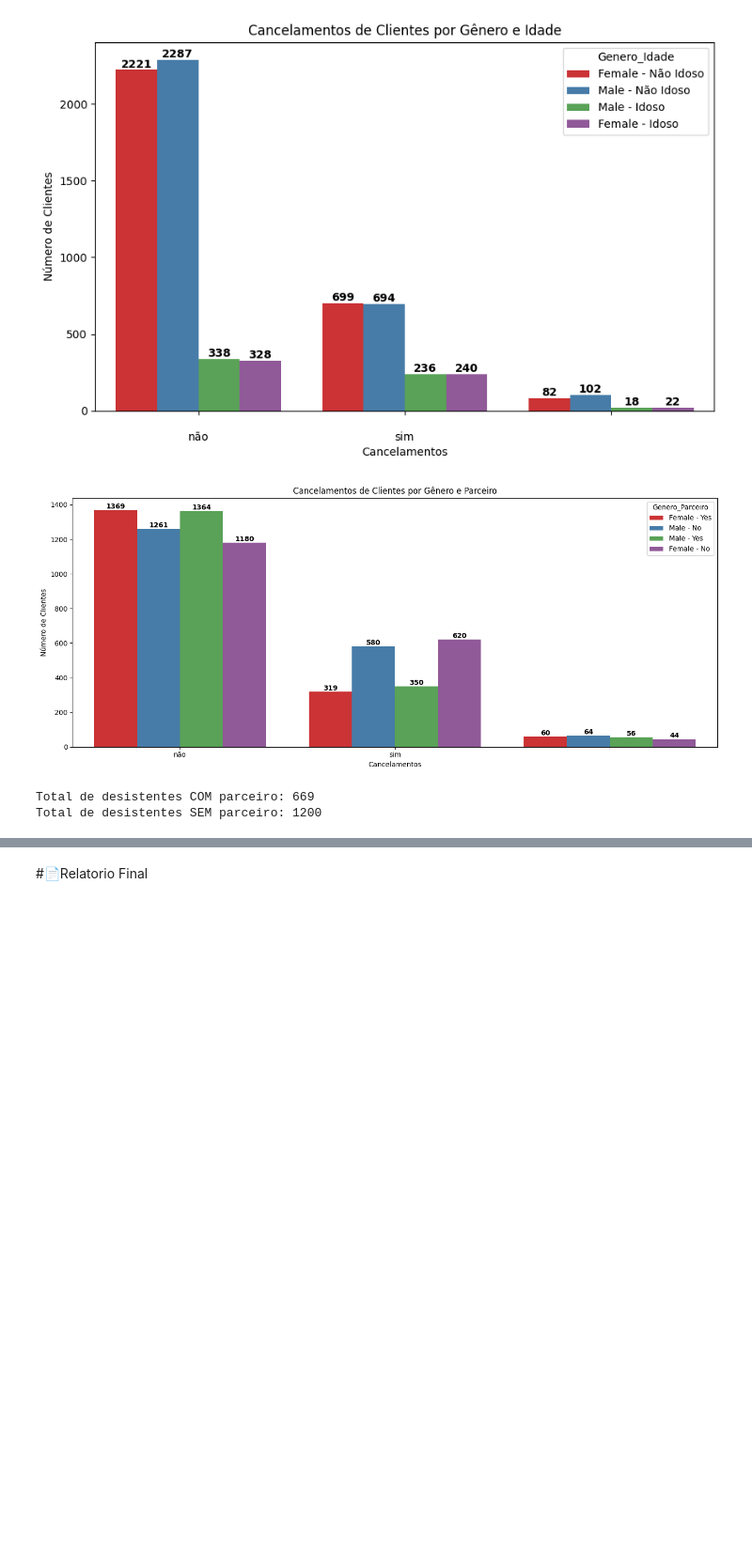
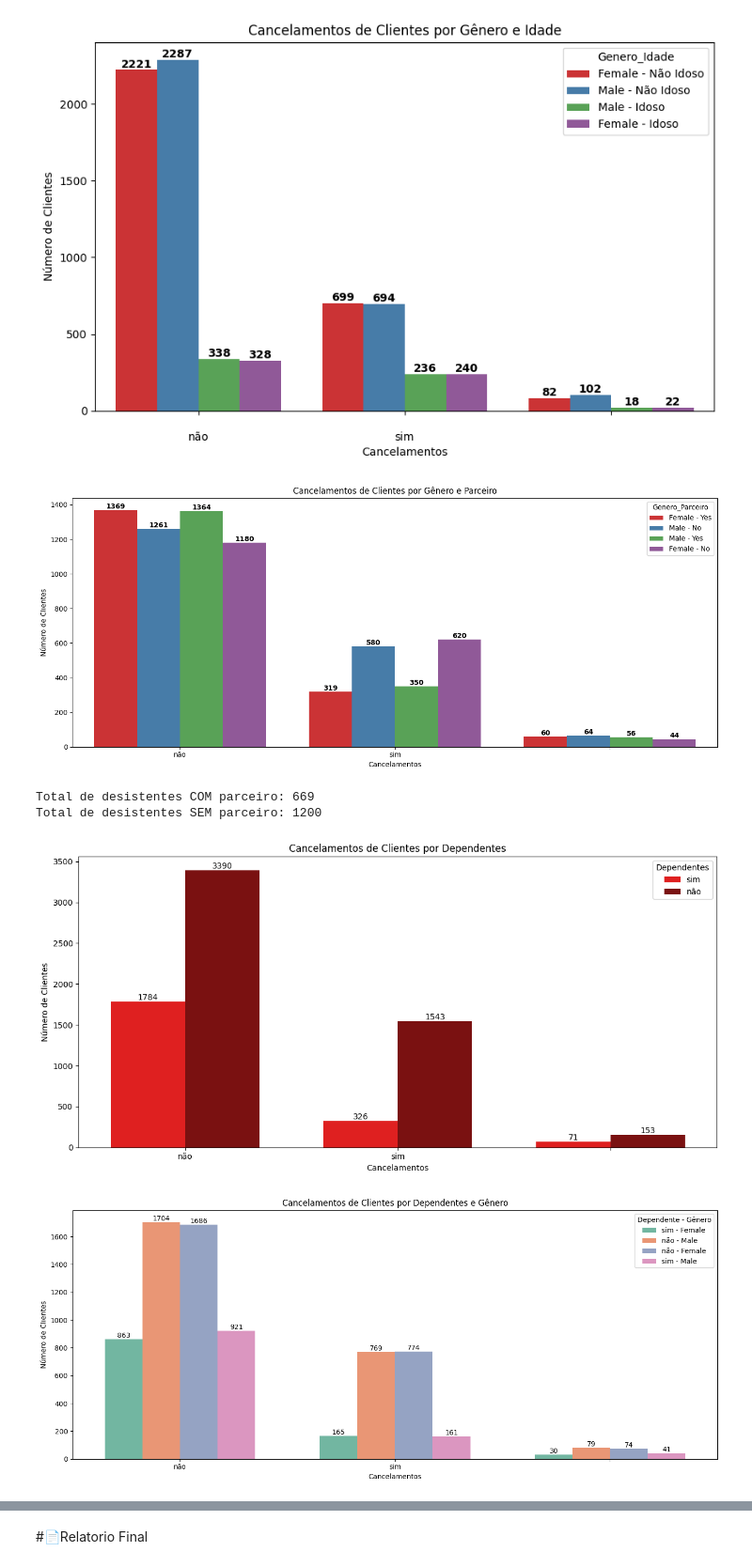
Before and after one commit to JoseSilva84/TelecomX_BR, a Jupyter notebook: TelecomX_BR.ipynb, the cells around one changed output, grey strips where cells are left out. Shown at 94% size. Drawn from its saved outputs; the diff is of its cells as text; code cells hidden in the pictures; blank space fills up the shorter version.

```diff
--- a/TelecomX_BR.ipynb
+++ b/TelecomX_BR.ipynb
@@ -378,3 +378,73 @@ print("Total de desistentes SEM parceiro:", totais.get('No', 0))
 # %% [output]
 Total de desistentes COM parceiro: 669
 Total de desistentes SEM parceiro: 1200
+# %%
+import seaborn as sns
+import matplotlib.pyplot as plt
+
+# Garante tradução dos valores
+dados['Churn'] = dados['Churn'].replace({'Yes': 'sim', 'No': 'não', 'Si': 'sim'})
+dados_normalizados2['Dependents'] = dados_normalizados2['Dependents'].replace({'Yes': 'sim', 'No': 'não'})
+
+# Cria DataFrame com as colunas necessárias
+df = dados_normalizados2[['Dependents', 'gender']].copy()
+df['Churn'] = dados['Churn'].values
+
+plt.figure(figsize=(12, 6))
+ax = sns.countplot(
+    x='Churn',
+    hue='Dependents',
+    data=df,
+    palette=['red', 'darkred'],
+    width=0.7,
+    dodge=True
+)
+
+# Adiciona os números em cima de cada barra
+for p in ax.patches:
+    if p.get_height() > 0:
+        ax.annotate(
+            int(p.get_height()),
+            (p.get_x() + p.get_width() / 2., p.get_height()),
+            ha='center', va='bottom', fontsize=10, color='black'
+        )
+
+plt.title('Cancelamentos de Clientes por Dependentes')
+plt.xlabel('Cancelamentos')
+plt.ylabel('Número de Clientes')
+plt.xticks(rotation=0)
+plt.legend(title='Dependentes')
+
+plt.tight_layout()
+plt.show()
+
+# Agora, gráfico com dependentes e gênero juntos no hue:
+plt.figure(figsize=(14, 6))
+df['Dependente_Genero'] = df['Dependents'] + ' - ' + df['gender']
+ax2 = sns.countplot(
+    x='Churn',
+    hue='Dependente_Genero',
+    data=df,
+    palette='Set2',
+    width=0.7,
+    dodge=True
+)
+
+for p in ax2.patches:
+    if p.get_height() > 0:
+        ax2.annotate(
+            int(p.get_height()),
+            (p.get_x() + p.get_width() / 2., p.get_height()),
+            ha='center', va='bottom', fontsize=10, color='black'
+        )
+
+plt.title('Cancelamentos de Clientes por Dependentes e Gênero')
+plt.xlabel('Cancelamentos')
+plt.ylabel('Número de Clientes')
+plt.xticks(rotation=0)
+plt.legend(title='Dependente - Gênero')
+plt.tight_layout()
+plt.show()
+# %% [output]
+[figure, added]
+[figure, added]
```
Also changed, not shown: parts of 2 cells of this notebook.
